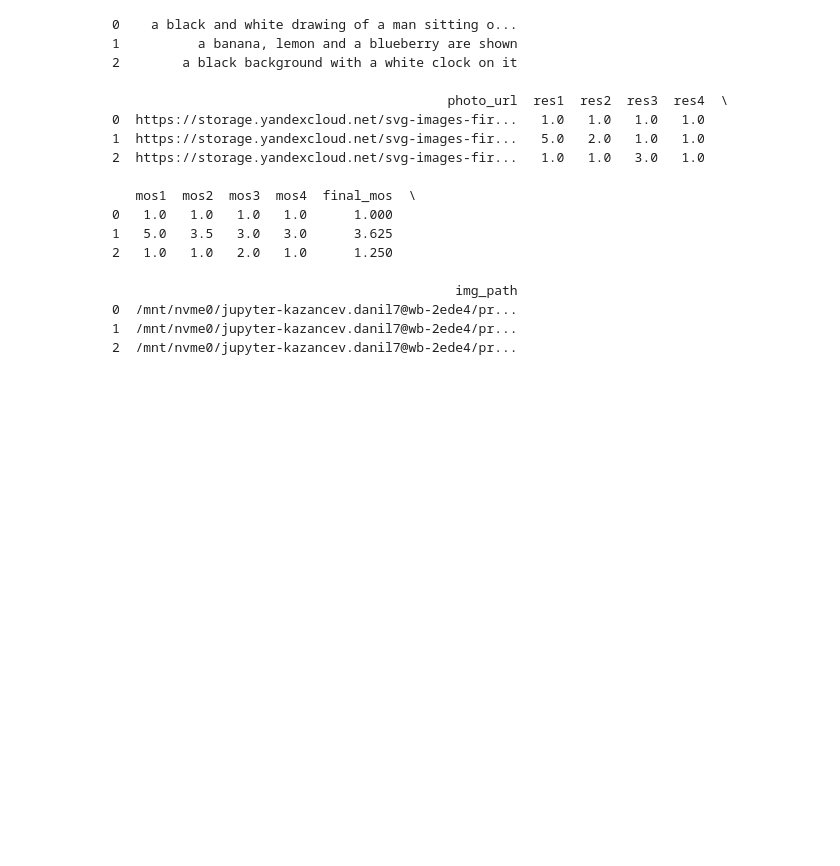
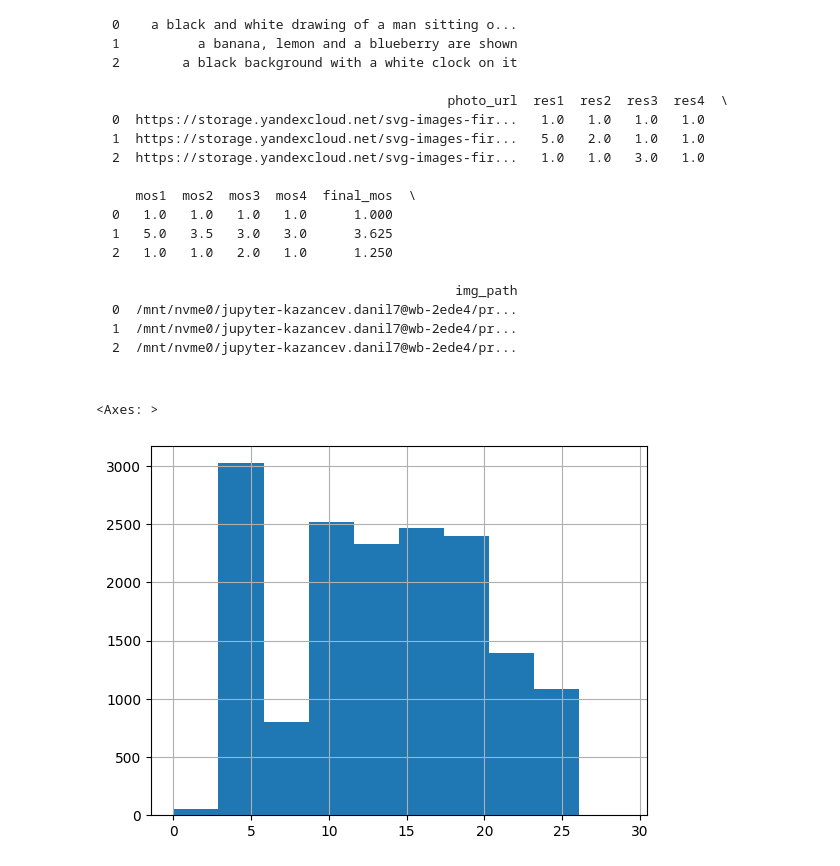
Before and after one commit to CTLab-ITMO/VecScore, a Jupyter notebook: 1_parse_data.ipynb, the cells around one changed output. Saved outputs shown, nothing was run; the diff lists cells and outputs as text; code cells hidden in the pictures; blank space fills up the shorter version.

````diff
--- a/1_parse_data.ipynb
+++ b/1_parse_data.ipynb
@@ -183,3 +173,25 @@ pip install -r base_requirements.txt
 2  /mnt/nvme0/jupyter-kazancev.danil7@wb-2ede4/pr...
 
 ```
+# %%
+import pandas as pd
+
+fraud_df = pd.read_csv('ai_annotation/dataframes/llava_fraud_answers.csv')
+ranking_df = pd.read_csv('ai_annotation/dataframes/llava_ranking_images.csv')
+# %%
+import re
+
+
+def extract_item_from_text(item):
+    pattern = r'\[(?:\d+(?:,\s*\d+)*)\]'
+    matches = re.findall(pattern, item)
+    if matches:
+        return sum(eval(matches[0]))
+    else:
+        return 10
+
+ranking_df['llava_rank'] = ranking_df.answer_llava.apply(extract_item_from_text)
+ranking_df['llava_rank'].hist()
+# %% [output]
+<Axes: >
+[figure, added]
````
Also changed, not shown: parts of 18 cells of this notebook, 7 other files.
